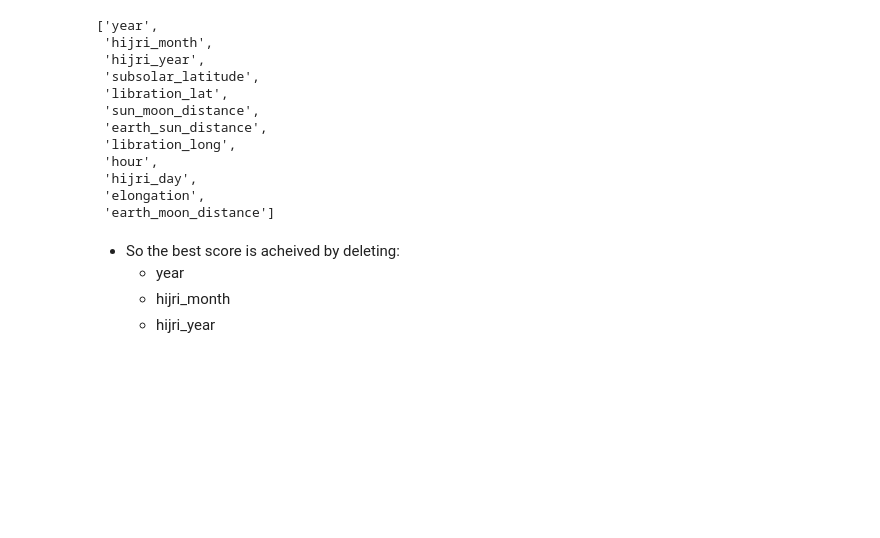
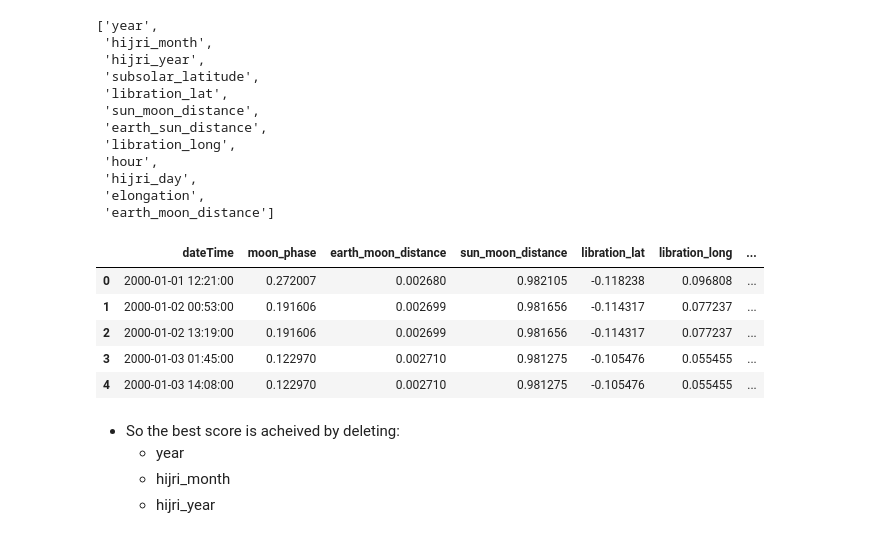
Before and after one commit to otmane-el-aloi/Prediction-of-tidal-coefficients, a Jupyter notebook: featureEngineering.ipynb, the cells around one changed output. Drawn from its saved outputs; the diff is of its cells as text; code cells hidden in the pictures; blank space fills up the shorter version.

```diff
--- a/featureEngineering.ipynb
+++ b/featureEngineering.ipynb
@@ -342,6 +342,15 @@ droped_features
  'hijri_day',
  'elongation',
  'earth_moon_distance']
+# %%
+df_train.loc[].head()
+# %% [output]
+|  | dateTime | moon_phase | earth_moon_distance | sun_moon_distance | libration_lat | libration_long | ... |
+| 0 | 2000-01-01 12:21:00 | 0.272007 | 0.002680 | 0.982105 | -0.118238 | 0.096808 | ... |
+| 1 | 2000-01-02 00:53:00 | 0.191606 | 0.002699 | 0.981656 | -0.114317 | 0.077237 | ... |
+| 2 | 2000-01-02 13:19:00 | 0.191606 | 0.002699 | 0.981656 | -0.114317 | 0.077237 | ... |
+| 3 | 2000-01-03 01:45:00 | 0.122970 | 0.002710 | 0.981275 | -0.105476 | 0.055455 | ... |
+| 4 | 2000-01-03 14:08:00 | 0.122970 | 0.002710 | 0.981275 | -0.105476 | 0.055455 | ... |
 # %% [markdown]
 - So the best score is acheived by deleting:
     - year
```
Also changed, not shown: 4 other files.
